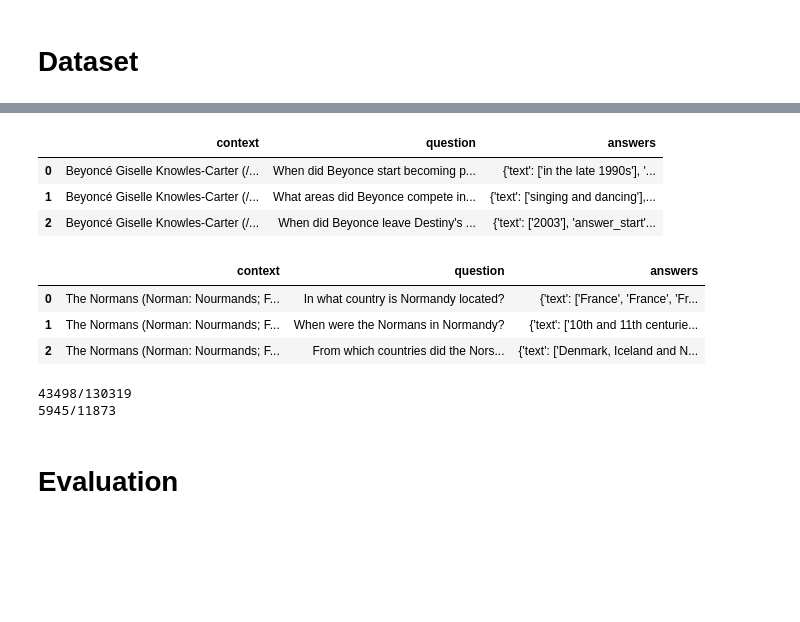
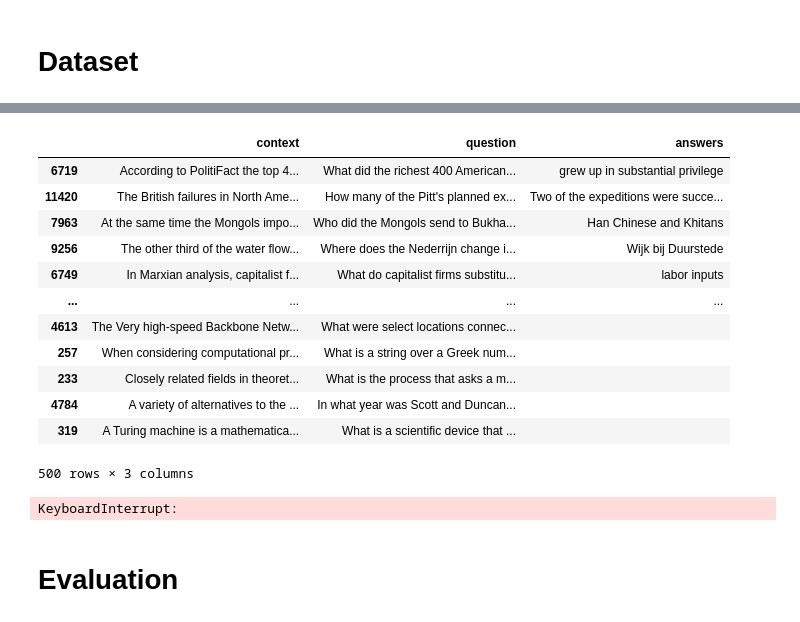
Before and after one commit to CKeibel/FHSWF-Datenanalyse-im-Unternehmen, a Jupyter notebook: code/RAG Pipeline.ipynb, the cells around one changed output, grey strips where cells are left out. Saved outputs shown, nothing was run; the diff lists cells and outputs as text; code cells hidden in the pictures; blank space fills up the shorter version.

```diff
--- a/code/RAG Pipeline.ipynb
+++ b/code/RAG Pipeline.ipynb
@@ -41,35 +34,39 @@ DatasetDict({
 # %%
-df_train = ds["train"].to_pandas()[["context", "question", "answers"]]
-display(df_train.head(3))
 df_val = ds["validation"].to_pandas()[["context", "question", "answers"]]
 display(df_val.head(3))
-# %% [output]
-|  | context | question | answers |
-| 0 | Beyoncé Giselle Knowles-Carter (/... | When did Beyonce start becoming p... | {'text': ['in the late 1990s'], '... |
-| 1 | Beyoncé Giselle Knowles-Carter (/... | What areas did Beyonce compete in... | {'text': ['singing and dancing'],... |
-| 2 | Beyoncé Giselle Knowles-Carter (/... | When did Beyonce leave Destiny's ... | {'text': ['2003'], 'answer_start'... |
-|  | context | question | answers |
-| 0 | The Normans (Norman: Nourmands; F... | In what country is Normandy located? | {'text': ['France', 'France', 'Fr... |
-| 1 | The Normans (Norman: Nourmands; F... | When were the Normans in Normandy? | {'text': ['10th and 11th centurie... |
-| 2 | The Normans (Norman: Nourmands; F... | From which countries did the Nors... | {'text': ['Denmark, Iceland and N... |
 # %%
 extract_answers = lambda answer: "" if len(answer['text']) == 0 else answer['text'][0]
 v_extract_answers = np.vectorize(extract_answers)
 # %%
-df_train["answers"] = v_extract_answers(df_train["answers"].values)
 df_val["answers"] = v_extract_answers(df_val["answers"].values)
 
-print(f"{df_train[df_train['answers'] == ''].shape[0]}/{df_train.shape[0]}")
 print(f"{df_val[df_val['answers'] == ''].shape[0]}/{df_val.shape[0]}")
-# %% [output]
-43498/130319
-5945/11873
 # %%
-test_set = df_val[df_val['answers'] != ''].sample(n=500, random_state=1)
+test_set_answerable = df_val[df_val['answers'] != ''].sample(n=400, random_state=1)
+test_set_not_answerable = df_val[df_val['answers'] == ''].sample(n=100, random_state=1)
+test_set = pd.concat([test_set_answerable, test_set_not_answerable])
+test_set
+# %% [output]
+|  | context | question | answers |
+| 6719 | According to PolitiFact the top 4... | What did the richest 400 American... | grew up in substantial privilege |
+| 11420 | The British failures in North Ame... | How many of the Pitt's planned ex... | Two of the expeditions were succe... |
+| 7963 | At the same time the Mongols impo... | Who did the Mongols send to Bukha... | Han Chinese and Khitans |
+| 9256 | The other third of the water flow... | Where does the Nederrijn change i... | Wijk bij Duurstede |
+| 6749 | In Marxian analysis, capitalist f... | What do capitalist firms substitu... | labor inputs |
+| ... | ... | ... | ... |
+| 4613 | The Very high-speed Backbone Netw... | What were select locations connec... |  |
+| 257 | When considering computational pr... | What is a string over a Greek num... |  |
+| 233 | Closely related fields in theoret... | What is the process that asks a m... |  |
+| 4784 | A variety of alternatives to the ... | In what year was Scott and Duncan... |  |
+| 319 | A Turing machine is a mathematica... | What is a scientific device that ... |  |
+500 rows × 3 columns
 # %%
 def true_binary_relevance(result_idxs, original_id):
     return [1 if i == original_id else 0 for i in result_idxs]
 # %%
+import warnings
+warnings.filterwarnings('ignore')
+
 retriever_models = [
     "sentence-transformers/all-MiniLM-L6-v2",
     "BAAI/bge-base-en-v1.5",
@@ -77,8 +74,8 @@ retriever_models = [
     "BAAI/bge-m3"
 ]
 causal_models = [
+    "google/gemma-7b-it",
     "HuggingFaceH4/zephyr-7b-beta",
-    "google/gemma-7b-it",
     "mistralai/Mistral-7B-Instruct-v0.2",
     #"mistralai/Mixtral-8x7B-Instruct-v0.1"
     "meta-llama/Llama-2-7b-chat-hf"
@@ -87,15 +84,18 @@ causal_models = [
 retriever_results = []
 causal_lm_results = []
 
-for hybrid in [False, True]:
+for causal_id in causal_models:
+    causal_lm = DecoderModel(causal_id, device="cuda")
+
     for retriever_id in retriever_models:
-        db = VectorStore(retriever_id, hybrid)
-        db.add_documents(test_set["context"].values.tolist(), test_set.index.tolist())
+        for hybrid in [True, False]:
+            db = VectorStore(retriever_id, hybrid)
+            db.add_documents(test_set["context"].values.tolist(), test_set.index.tolist())
 
-        for causal_id in causal_models:
-            causal_lm = DecoderModel(causal_id, device="cuda")
+            print(f"Retriever: {retriever_id} - Causal LM: {causal_id} - hybrid: {'yes' if hybrid else 'no'}")
             with tqdm(total=len(test_set.question.values)) as pbar:
-                for document_id, query in zip(test_set.index.tolist(), test_set.question.values):
+                for document_id, (_, query, correct_answer) in test_set.iterrows():
+
                     best_contexts = ""
                     best_ndcg = 0
                     for distance_metric in ["cosine", "ip", "l2"]:
@@ -109,12 +109,13 @@ for hybrid in [False, True]:
                         true_relevance = true_binary_relevance(idxs, document_id)
                         ndcg = ndcg_score([true_relevance], [scores])
 
-                        retriever_results.append({
-                            "model": retriever_id,
-                            "ndcg": ndcg,
-                            "metric": distance_metric,
-                            "hybrid": "yes" if hybrid else "no"
-                        })
+                        if correct_answer != "":
+                            retriever_results.append({
+                                "model": retriever_id,
+                                "ndcg": ndcg,
+                                "metric": distance_metric,
+                                "hybrid": "yes" if hybrid else "no"
+                            })
 
                         best_ndcg = ndcg if ndcg > best_ndcg else best_ndcg
                         if ndcg > best_ndcg:
@@ -131,12 +132,15 @@ for hybrid in [False, True]:
                             "model": causal_id,
                             "question": query,
                             "answer": answer,
-                            "context": contexts
+                            "context": contexts,
+                            "correct_answer": correct_answer if correct_answer != "" else "Not answerable from the given context."
                         }
                     )
                     pbar.update(1)
-                del causal_lm
+                del db
                 torch.cuda.empty_cache()
-        del db
-        torch.cuda.empty_cache()
+    del causal_lm
+    torch.cuda.empty_cache()
+# %% [output]
+KeyboardInterrupt:
 # %%
```
Also changed, not shown: parts of 8 cells of this notebook.
